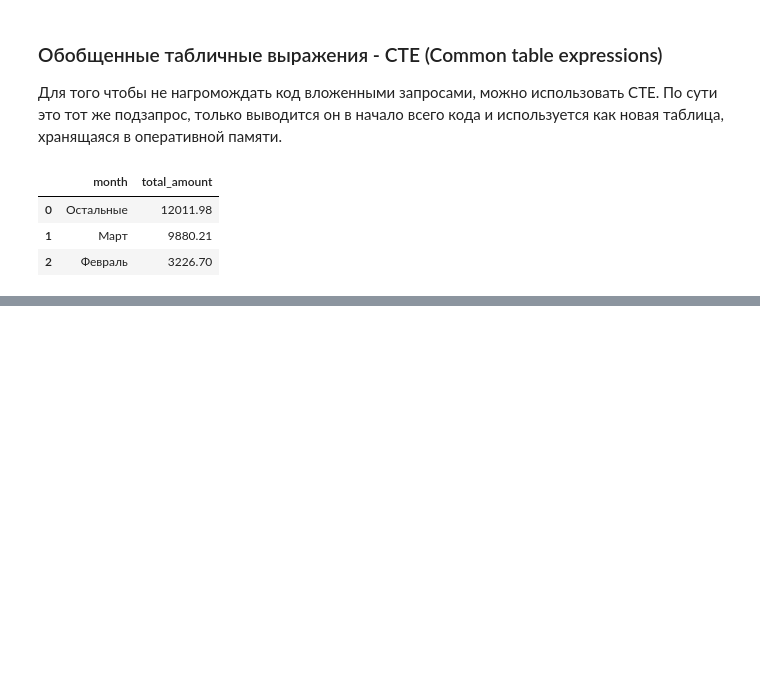
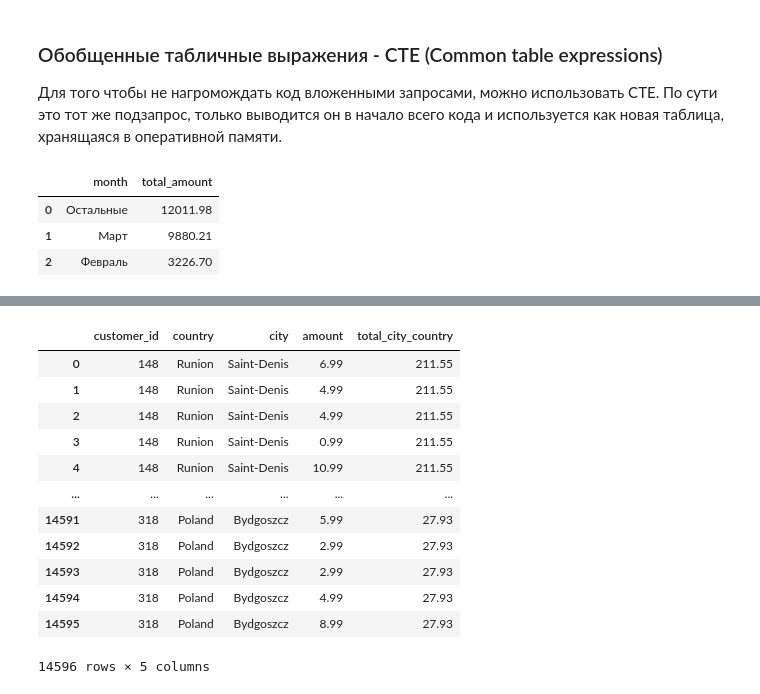
Before and after one commit to iakubovskii7/Development, a Jupyter notebook: 6. Работа с данными/Запросы на выгрузку данных PostgreSQL.ipynb, the cells around one changed output, grey strips where cells are left out. Drawn from its saved outputs; the diff is of its cells as text; code cells hidden in the pictures; blank space fills up the shorter version.

```diff
--- a/6. Работа с данными/Запросы на выгрузку данных PostgreSQL.ipynb
+++ b/6. Работа с данными/Запросы на выгрузку данных PostgreSQL.ipynb
@@ -323,0 +337,33 @@ DESC
+# %%
+# Посмотреть на суммарную выручку по клиентам в разрезе городов и стран
+# Добавляем Partition
+sql_query("""
+SELECT cust.customer_id, country.country, city.city, amount,
+SUM(pay.amount) OVER(PARTITION BY country.country,city.city) as total_city_country
+FROM customer cust
+LEFT JOIN payment pay
+ON cust.customer_id = pay.customer_id
+LEFT JOIN address addr
+ON addr.address_id = cust.address_id
+LEFT JOIN city
+ON addr.city_id = city.city_id
+LEFT JOIN country
+ON city.country_id = country.country_id
+ORDER BY total_city_country
+DESC
+"""
+)
+# %% [output]
+|  | customer_id | country | city | amount | total_city_country |
+| 0 | 148 | Runion | Saint-Denis | 6.99 | 211.55 |
+| 1 | 148 | Runion | Saint-Denis | 4.99 | 211.55 |
+| 2 | 148 | Runion | Saint-Denis | 4.99 | 211.55 |
+| 3 | 148 | Runion | Saint-Denis | 0.99 | 211.55 |
+| 4 | 148 | Runion | Saint-Denis | 10.99 | 211.55 |
+| ... | ... | ... | ... | ... | ... |
+| 14591 | 318 | Poland | Bydgoszcz | 5.99 | 27.93 |
+| 14592 | 318 | Poland | Bydgoszcz | 2.99 | 27.93 |
+| 14593 | 318 | Poland | Bydgoszcz | 2.99 | 27.93 |
+| 14594 | 318 | Poland | Bydgoszcz | 4.99 | 27.93 |
+| 14595 | 318 | Poland | Bydgoszcz | 8.99 | 27.93 |
+14596 rows × 5 columns
```
Also changed, not shown: parts of 10 cells of this notebook, 3 other files.
